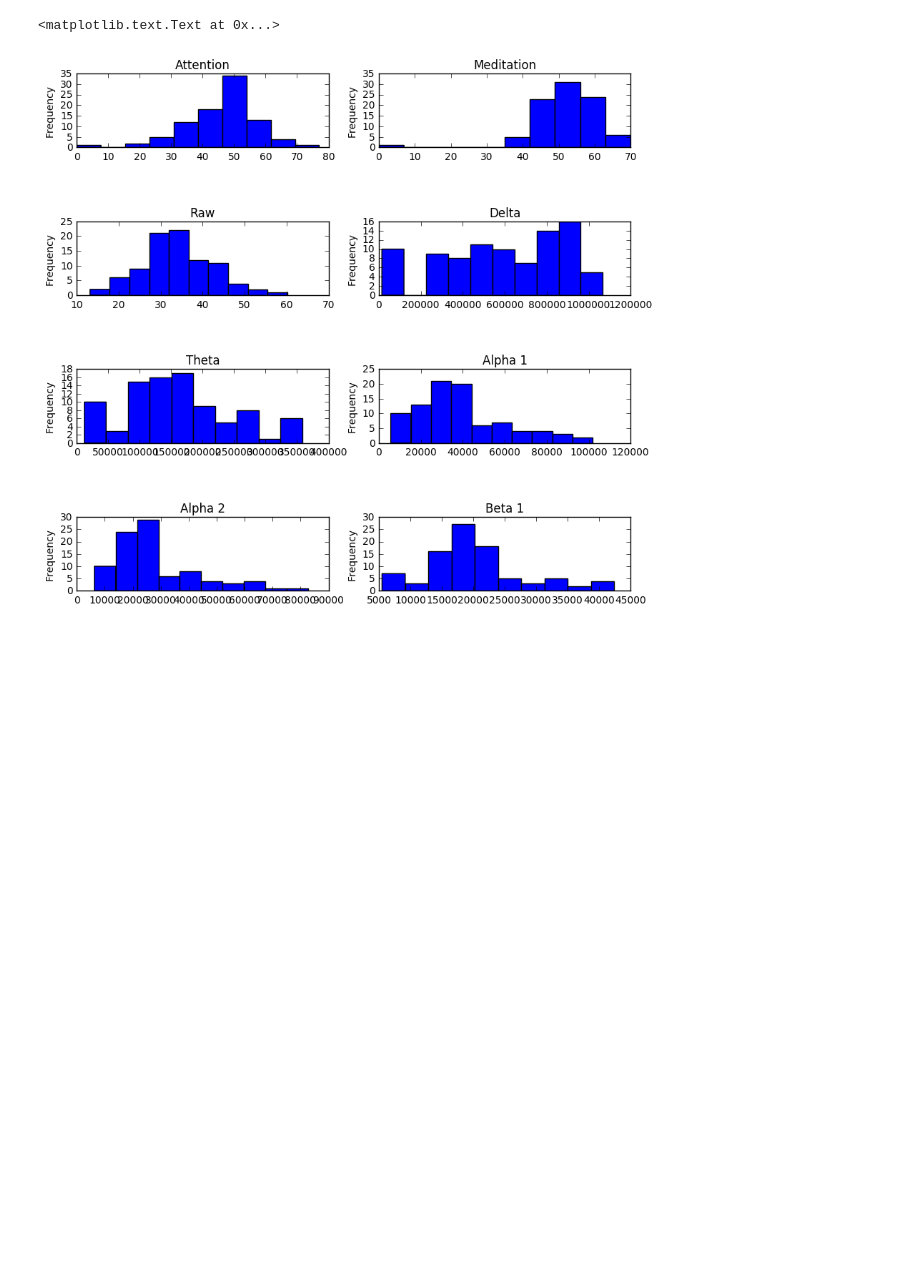
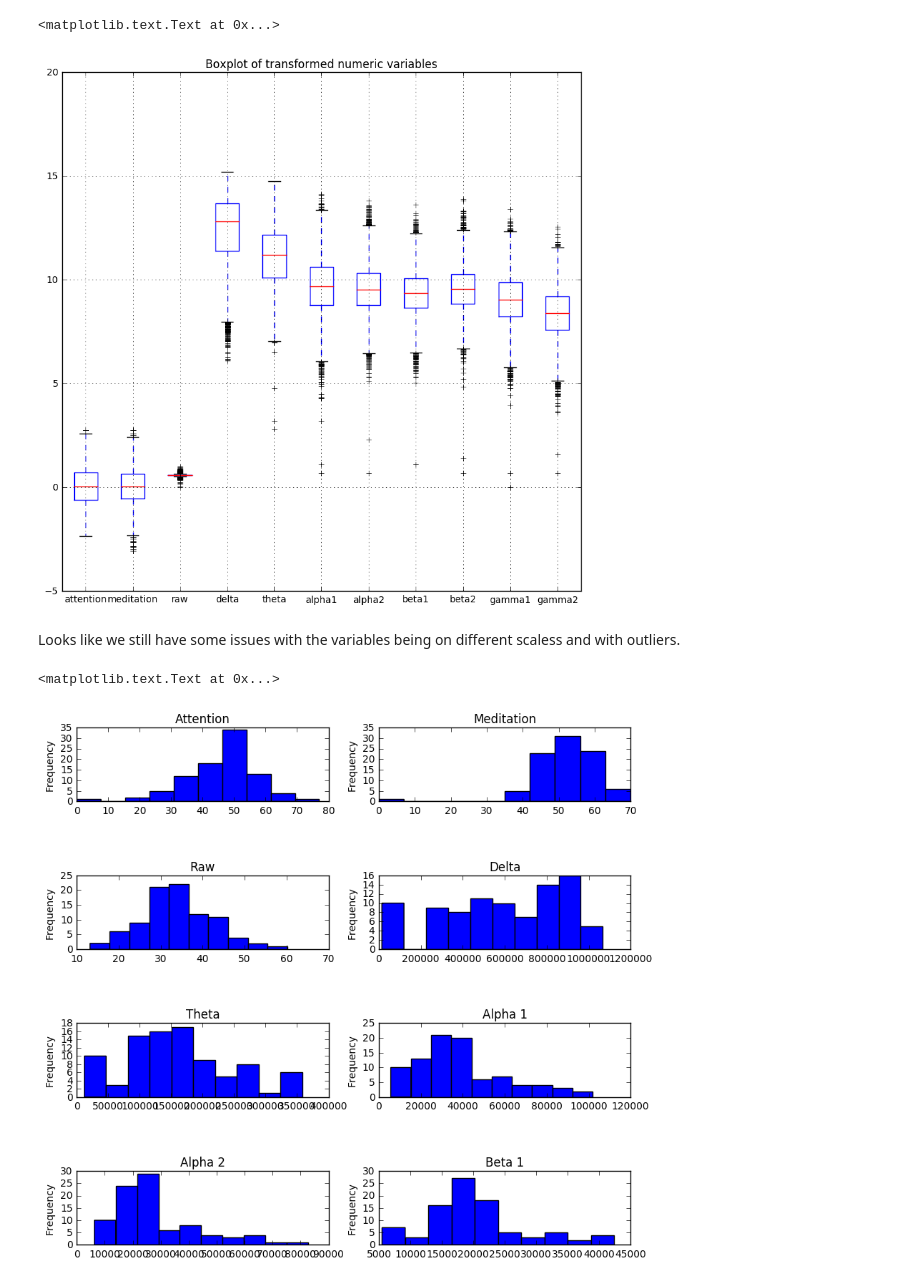
Before and after one commit to kimx3129/CSC529, a Jupyter notebook: csc_529_final_project_clean_transform.ipynb, the cells around one changed output. Drawn from its saved outputs; the diff is of its cells as text; code cells hidden in the pictures; blank space fills up the shorter version.

Commit message:
updateing cleaning and transformation script

```diff
--- a/csc_529_final_project_clean_transform.ipynb
+++ b/csc_529_final_project_clean_transform.ipynb
@@ -75,3 +74,29 @@ videos['Meditation'].plot(kind='bar')
+# %%
+# log transform skewed columns:
+eeg_logtransform = finaldata[eegcols].apply(np.log, axis = 1)
+
+# z scores for relatively normal columns:
+attention_z = pd.DataFrame(stats.zscore(finaldata[['attention']]))
+meditation_z = pd.DataFrame(stats.zscore(finaldata[['meditation']]))
+
+att_med_zscores = pd.concat([attention_z, meditation_z], axis = 1)
+att_med_zscores.columns = ['attention', 'meditation']
+
+# min max transform for raw column:
+raw_mm = (finaldata[['raw']] - finaldata[['raw']].min()) / (finaldata[['raw']].max() - finaldata[['raw']].min())
+
+# concatenate transformed columns:
+numcols_final = pd.concat([att_med_zscores, raw_mm, eeg_logtransform], axis = 1)
+
+fig = plt.figure(figsize = (10, 10))
+# display the results:
+numcols_final.boxplot(return_type = 'axes')
+plt.title('Boxplot of transformed numeric variables')
+# %% [output]
+<matplotlib.text.Text at 0x...>
+[figure, added]
+# %% [markdown]
+Looks like we still have some issues with the variables being on different scaless and with outliers.
 # %%
 subvid = finaldata.groupby(['subject ID', 'Video ID']).mean()
 
```
Also changed, not shown: parts of 14 cells of this notebook.
